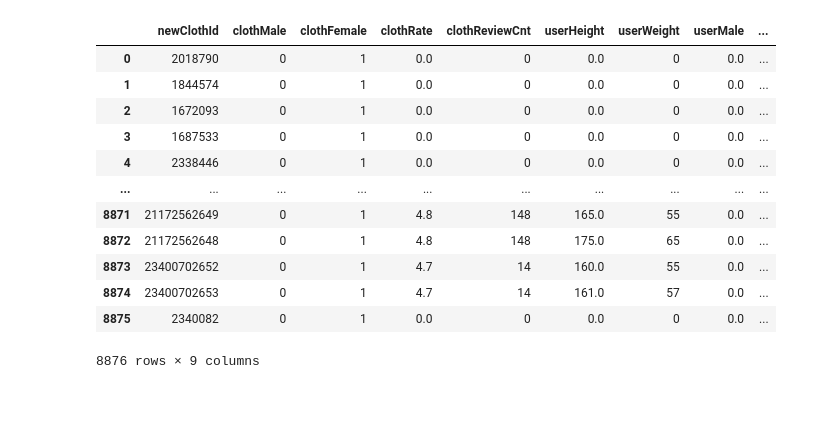
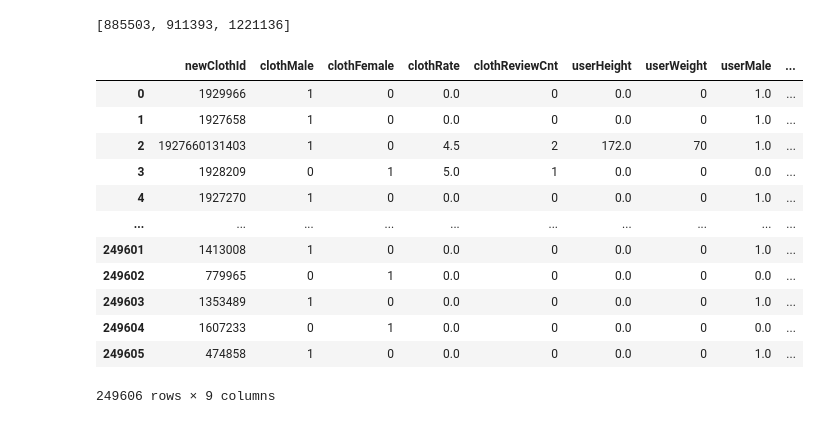
Before and after one commit to yoonjung1205/SSAFit, a Jupyter notebook: data/DataCrawling/정재호/LightFM Top Algorithm.ipynb, the cells around one changed output. Saved outputs shown, nothing was run; the diff lists cells and outputs as text; code cells hidden in the pictures.

```diff
--- a/data/DataCrawling/정재호/LightFM Top Algorithm.ipynb
+++ b/data/DataCrawling/정재호/LightFM Top Algorithm.ipynb
@@ -8,5 +8,7 @@ from lightfm import LightFM
 
 from hyperopt import fmin, hp, tpe, Trials
 from scipy.io import mmwrite
+# %%
+pd.set_option('display.max_columns', None)
 # %%
 size_cloth_column = ['newClothId', 'clothMale', 'clothFemale', 'clothRate', 'clothReviewCnt', 'userHeight', 'userWeight', 'userMale', 'userFemale']
@@ -74,0 +298,2 @@ transaction
+# %%
+cloth_meta = pd.read_json('./final_top.json')
@@ -112,4 +355,3 @@ transaction
 # %%
-user_meta = pd.read_json('./user_skirt.json')
-cloth_meta = pd.read_json('./final_skirt.json')
+user_meta = pd.read_json('./user_top.json')
 # %%
@@ -165,3 +523,11 @@ real_user
+# %%
+real_user = []
+for i in range(3):
+    real_user.append(sub_user.sort_values('favorSum').iloc[i].userId)
+real_user = [int(i) for i in real_user]
+real_user
+# %% [output]
+[885503, 911393, 1221136]
 # %%
 # 사이즈
 # 여성 남성은 확실하게 나눠서 비교
@@ -172,22 +538,22 @@ real_user
 # 취향
 # 이게 문제
 # %%
-cloth_meta = cloth_meta[size_cloth_column]
+cloth_meta = cloth_meta[favor_ctop_column]
 cloth_meta
 # %% [output]
 |  | newClothId | clothMale | clothFemale | clothRate | clothReviewCnt | userHeight | userWeight | userMale | ... |
-| 0 | 2018790 | 0 | 1 | 0.0 | 0 | 0.0 | 0 | 0.0 | ... |
-| 1 | 1844574 | 0 | 1 | 0.0 | 0 | 0.0 | 0 | 0.0 | ... |
-| 2 | 1672093 | 0 | 1 | 0.0 | 0 | 0.0 | 0 | 0.0 | ... |
-| 3 | 1687533 | 0 | 1 | 0.0 | 0 | 0.0 | 0 | 0.0 | ... |
-| 4 | 2338446 | 0 | 1 | 0.0 | 0 | 0.0 | 0 | 0.0 | ... |
+| 0 | 1929966 | 1 | 0 | 0.0 | 0 | 0.0 | 0 | 1.0 | ... |
+| 1 | 1927658 | 1 | 0 | 0.0 | 0 | 0.0 | 0 | 1.0 | ... |
+| 2 | 1927660131403 | 1 | 0 | 4.5 | 2 | 172.0 | 70 | 1.0 | ... |
+| 3 | 1928209 | 0 | 1 | 5.0 | 1 | 0.0 | 0 | 0.0 | ... |
+| 4 | 1927270 | 1 | 0 | 0.0 | 0 | 0.0 | 0 | 1.0 | ... |
 | ... | ... | ... | ... | ... | ... | ... | ... | ... | ... |
-| 8871 | 21172562649 | 0 | 1 | 4.8 | 148 | 165.0 | 55 | 0.0 | ... |
-| 8872 | 21172562648 | 0 | 1 | 4.8 | 148 | 175.0 | 65 | 0.0 | ... |
-| 8873 | 23400702652 | 0 | 1 | 4.7 | 14 | 160.0 | 55 | 0.0 | ... |
-| 8874 | 23400702653 | 0 | 1 | 4.7 | 14 | 161.0 | 57 | 0.0 | ... |
-| 8875 | 2340082 | 0 | 1 | 0.0 | 0 | 0.0 | 0 | 0.0 | ... |
+| 249601 | 1413008 | 1 | 0 | 0.0 | 0 | 0.0 | 0 | 1.0 | ... |
+| 249602 | 779965 | 0 | 1 | 0.0 | 0 | 0.0 | 0 | 0.0 | ... |
+| 249603 | 1353489 | 1 | 0 | 0.0 | 0 | 0.0 | 0 | 1.0 | ... |
+| 249604 | 1607233 | 0 | 1 | 0.0 | 0 | 0.0 | 0 | 0.0 | ... |
+| 249605 | 474858 | 1 | 0 | 0.0 | 0 | 0.0 | 0 | 1.0 | ... |
-8876 rows × 9 columns
+249606 rows × 9 columns
 # %%
 cloth_meta = pd.merge(cloth_meta, a, how="left", on="newClothId")
 cloth_meta
```
Also changed, not shown: parts of 112 cells of this notebook, 3 other files.
